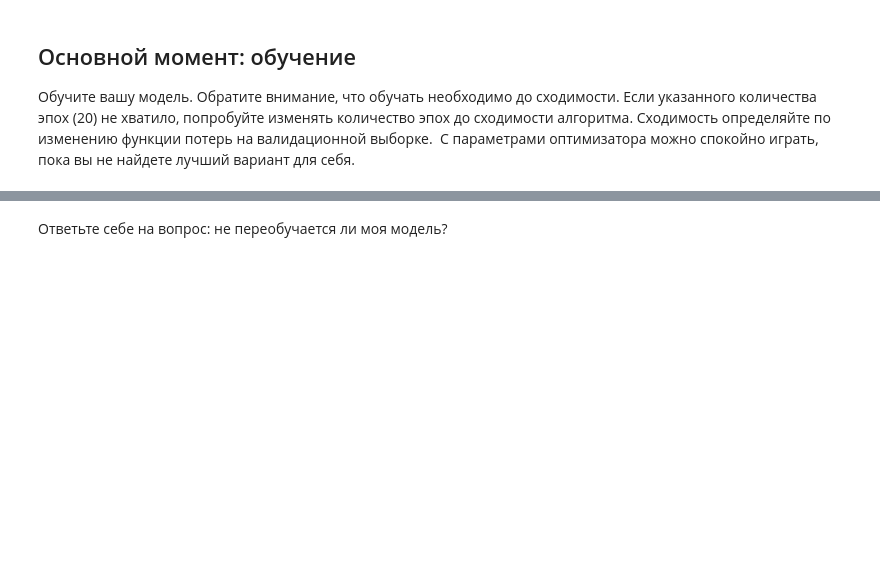
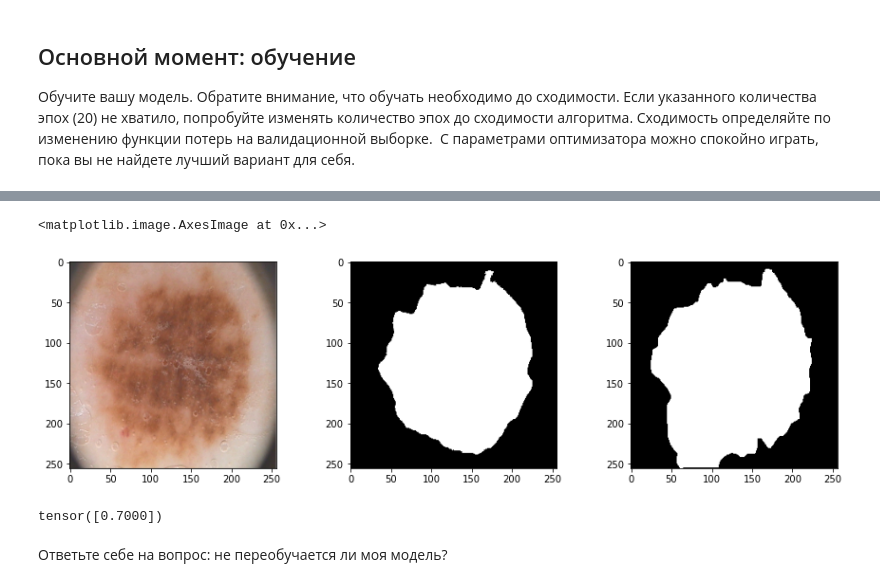
Before and after one commit to Hacker1337/DeepLearningSchool, a Jupyter notebook: 16 segmentation/[hw]semantic_segmentation.ipynb, the cells around one changed output, grey strips where cells are left out. Cells and saved outputs as stored; diff of their text form; code cells hidden in the pictures; blank space fills up the shorter version.

```diff
--- a/16 segmentation/[hw]semantic_segmentation.ipynb
+++ b/16 segmentation/[hw]semantic_segmentation.ipynb
@@ -539,3 +560,17 @@ score_model(model, iou_pytorch, data_val)
+# %%
+plt.subplot(1, 3, 1)
+plt.imshow(np.rollaxis(a[0].numpy(), 0, 3), cmap='gray')
+plt.subplot(1, 3, 2)
+plt.imshow(np.rollaxis(pred[0][0].numpy()>0.5, 0, 3), cmap='gray')
+plt.subplot(1, 3, 3)
+plt.imshow(np.rollaxis(np.array(b[0]), 0, 3), cmap='gray')
+# %% [output]
+<matplotlib.image.AxesImage at 0x...>
+[figure, added]
+# %%
+iou_pytorch(pred[0]>0.5, b[0])
+# %% [output]
+tensor([0.7000])
 # %% [markdown]
 Ответьте себе на вопрос: не переобучается ли моя модель?
 # %% [markdown]
```
Also changed, not shown: parts of 16 cells of this notebook, 6 other files.
